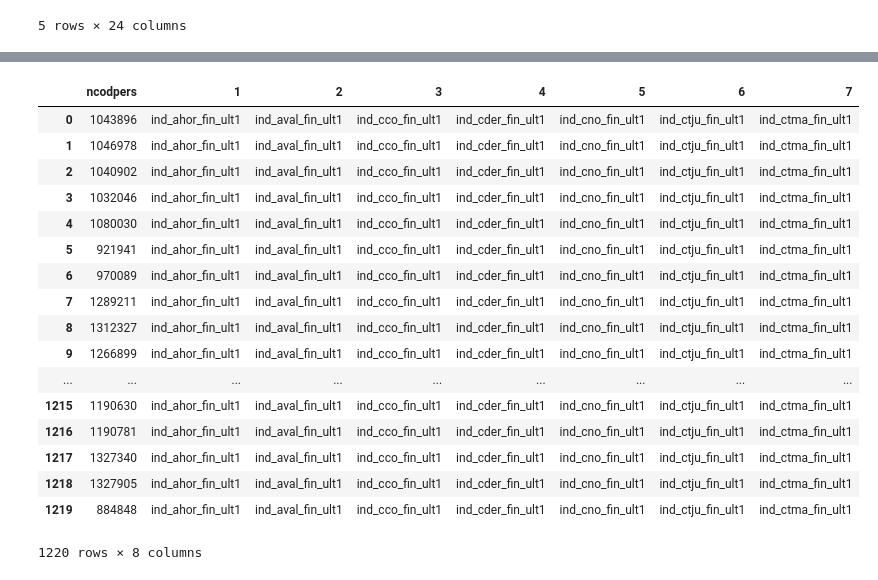
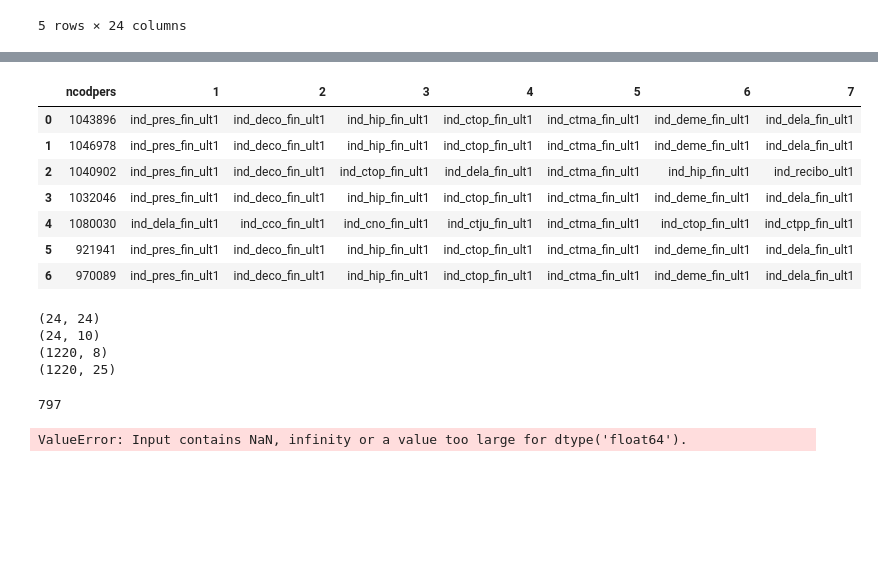
Before and after one commit to akokaz1/Santander, a Jupyter notebook: Felix/CF Item-Item Recommendation Engine.ipynb, the cells around one changed output, grey strips where cells are left out. Saved outputs shown, nothing was run; the diff lists cells and outputs as text; code cells hidden in the pictures; blank space fills up the shorter version.

```diff
--- a/Felix/CF Item-Item Recommendation Engine.ipynb
+++ b/Felix/CF Item-Item Recommendation Engine.ipynb
@@ -11,8 +17,5 @@ Populating the interactive namespace from numpy and matplotlib
 # %%
-df           = pd.read_csv("C:\\Santander\\One_month_data.csv",dtype={"sexo":str,
-                                                    "ind_nuevo":str,
-                                                    "ult_fec_cli_1t":str,
-                                                    "indext":str})
+df = pd.read_csv("C:\\Santander\\test_ver2.csv",dtype={"sexo":str, "ind_nuevo":str, "ult_fec_cli_1t":str, "indext":str}, low_memory=False)
 # %%
 df.isnull().any()
 df1 = df.drop('ncodpers', 1)
@@ -111,25 +113,33 @@ for i in range(0,len(data_sims.index)):
     data_recommend.ix[i,1:] = data_sims.ix[i,:].sort_values(ascending=False).ix[1:8,].index.transpose()
 # %%
 # Print a sample
-data_recommend
+data_recommend.head(7)
 # %% [output]
 |  | ncodpers | 1 | 2 | 3 | 4 | 5 | 6 | 7 |
-| 0 | 1043896 | ind_ahor_fin_ult1 | ind_aval_fin_ult1 | ind_cco_fin_ult1 | ind_cder_fin_ult1 | ind_cno_fin_ult1 | ind_ctju_fin_ult1 | ind_ctma_fin_ult1 |
-| 1 | 1046978 | ind_ahor_fin_ult1 | ind_aval_fin_ult1 | ind_cco_fin_ult1 | ind_cder_fin_ult1 | ind_cno_fin_ult1 | ind_ctju_fin_ult1 | ind_ctma_fin_ult1 |
-| 2 | 1040902 | ind_ahor_fin_ult1 | ind_aval_fin_ult1 | ind_cco_fin_ult1 | ind_cder_fin_ult1 | ind_cno_fin_ult1 | ind_ctju_fin_ult1 | ind_ctma_fin_ult1 |
-| 3 | 1032046 | ind_ahor_fin_ult1 | ind_aval_fin_ult1 | ind_cco_fin_ult1 | ind_cder_fin_ult1 | ind_cno_fin_ult1 | ind_ctju_fin_ult1 | ind_ctma_fin_ult1 |
-| 4 | 1080030 | ind_ahor_fin_ult1 | ind_aval_fin_ult1 | ind_cco_fin_ult1 | ind_cder_fin_ult1 | ind_cno_fin_ult1 | ind_ctju_fin_ult1 | ind_ctma_fin_ult1 |
-| 5 | 921941 | ind_ahor_fin_ult1 | ind_aval_fin_ult1 | ind_cco_fin_ult1 | ind_cder_fin_ult1 | ind_cno_fin_ult1 | ind_ctju_fin_ult1 | ind_ctma_fin_ult1 |
-| 6 | 970089 | ind_ahor_fin_ult1 | ind_aval_fin_ult1 | ind_cco_fin_ult1 | ind_cder_fin_ult1 | ind_cno_fin_ult1 | ind_ctju_fin_ult1 | ind_ctma_fin_ult1 |
-| 7 | 1289211 | ind_ahor_fin_ult1 | ind_aval_fin_ult1 | ind_cco_fin_ult1 | ind_cder_fin_ult1 | ind_cno_fin_ult1 | ind_ctju_fin_ult1 | ind_ctma_fin_ult1 |
-| 8 | 1312327 | ind_ahor_fin_ult1 | ind_aval_fin_ult1 | ind_cco_fin_ult1 | ind_cder_fin_ult1 | ind_cno_fin_ult1 | ind_ctju_fin_ult1 | ind_ctma_fin_ult1 |
-| 9 | 1266899 | ind_ahor_fin_ult1 | ind_aval_fin_ult1 | ind_cco_fin_ult1 | ind_cder_fin_ult1 | ind_cno_fin_ult1 | ind_ctju_fin_ult1 | ind_ctma_fin_ult1 |
-| ... | ... | ... | ... | ... | ... | ... | ... | ... |
-| 1215 | 1190630 | ind_ahor_fin_ult1 | ind_aval_fin_ult1 | ind_cco_fin_ult1 | ind_cder_fin_ult1 | ind_cno_fin_ult1 | ind_ctju_fin_ult1 | ind_ctma_fin_ult1 |
-| 1216 | 1190781 | ind_ahor_fin_ult1 | ind_aval_fin_ult1 | ind_cco_fin_ult1 | ind_cder_fin_ult1 | ind_cno_fin_ult1 | ind_ctju_fin_ult1 | ind_ctma_fin_ult1 |
-| 1217 | 1327340 | ind_ahor_fin_ult1 | ind_aval_fin_ult1 | ind_cco_fin_ult1 | ind_cder_fin_ult1 | ind_cno_fin_ult1 | ind_ctju_fin_ult1 | ind_ctma_fin_ult1 |
-| 1218 | 1327905 | ind_ahor_fin_ult1 | ind_aval_fin_ult1 | ind_cco_fin_ult1 | ind_cder_fin_ult1 | ind_cno_fin_ult1 | ind_ctju_fin_ult1 | ind_ctma_fin_ult1 |
-| 1219 | 884848 | ind_ahor_fin_ult1 | ind_aval_fin_ult1 | ind_cco_fin_ult1 | ind_cder_fin_ult1 | ind_cno_fin_ult1 | ind_ctju_fin_ult1 | ind_ctma_fin_ult1 |
+| 0 | 1043896 | ind_pres_fin_ult1 | ind_deco_fin_ult1 | ind_hip_fin_ult1 | ind_ctop_fin_ult1 | ind_ctma_fin_ult1 | ind_deme_fin_ult1 | ind_dela_fin_ult1 |
+| 1 | 1046978 | ind_pres_fin_ult1 | ind_deco_fin_ult1 | ind_hip_fin_ult1 | ind_ctop_fin_ult1 | ind_ctma_fin_ult1 | ind_deme_fin_ult1 | ind_dela_fin_ult1 |
+| 2 | 1040902 | ind_pres_fin_ult1 | ind_deco_fin_ult1 | ind_ctop_fin_ult1 | ind_dela_fin_ult1 | ind_ctma_fin_ult1 | ind_hip_fin_ult1 | ind_recibo_ult1 |
+| 3 | 1032046 | ind_pres_fin_ult1 | ind_deco_fin_ult1 | ind_hip_fin_ult1 | ind_ctop_fin_ult1 | ind_ctma_fin_ult1 | ind_deme_fin_ult1 | ind_dela_fin_ult1 |
+| 4 | 1080030 | ind_dela_fin_ult1 | ind_cco_fin_ult1 | ind_cno_fin_ult1 | ind_ctju_fin_ult1 | ind_ctma_fin_ult1 | ind_ctop_fin_ult1 | ind_ctpp_fin_ult1 |
+| 5 | 921941 | ind_pres_fin_ult1 | ind_deco_fin_ult1 | ind_hip_fin_ult1 | ind_ctop_fin_ult1 | ind_ctma_fin_ult1 | ind_deme_fin_ult1 | ind_dela_fin_ult1 |
+| 6 | 970089 | ind_pres_fin_ult1 | ind_deco_fin_ult1 | ind_hip_fin_ult1 | ind_ctop_fin_ult1 | ind_ctma_fin_ult1 | ind_deme_fin_ult1 | ind_dela_fin_ult1 |
-1220 rows × 8 columns
 # %%
 data_recommend.to_csv('C:/GIT/Santander/Felix/Test_Engine.csv')
+# %%
+print data_ibs.shape
+print data_neighbours.shape
+print data_recommend.shape
+print data_sims.shape
+# %% [output]
+(24, 24)
+(24, 10)
+(1220, 8)
+(1220, 25)
+# %%
+len(df['ncodpers'].unique())
+# %% [output]
+797
+# %%
+rms = sqrt(mean_squared_error(data_sims, data_recommend))
+# %% [output]
+ValueError: Input contains NaN, infinity or a value too large for dtype('float64').
```
Also changed, not shown: parts of 6 cells of this notebook, 3 other files.
